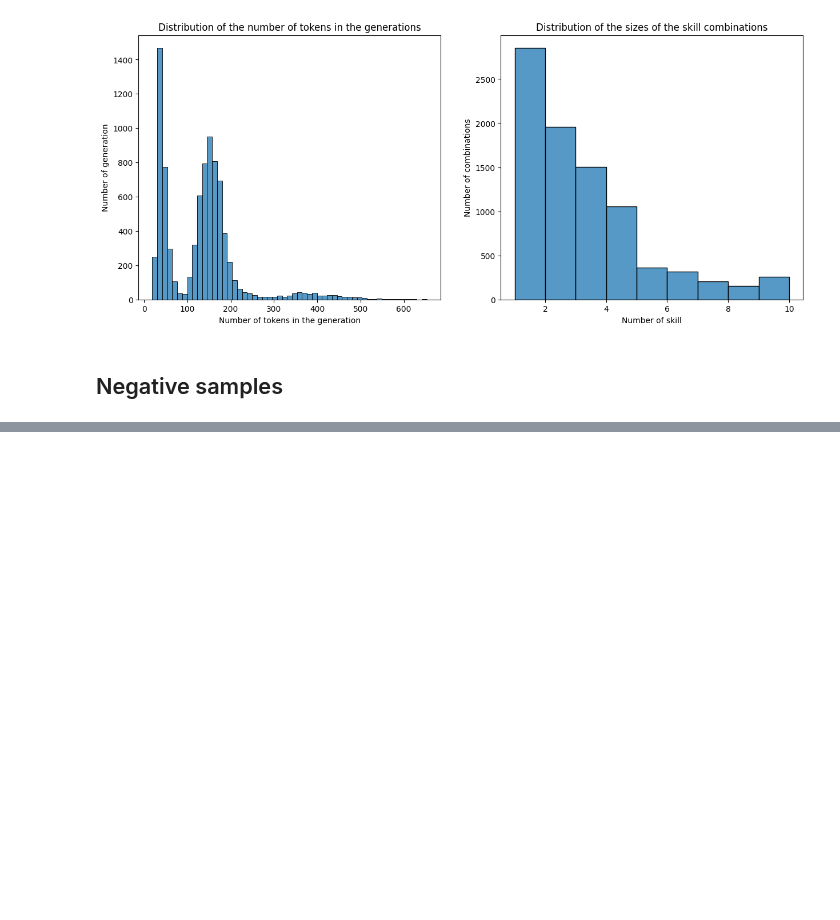
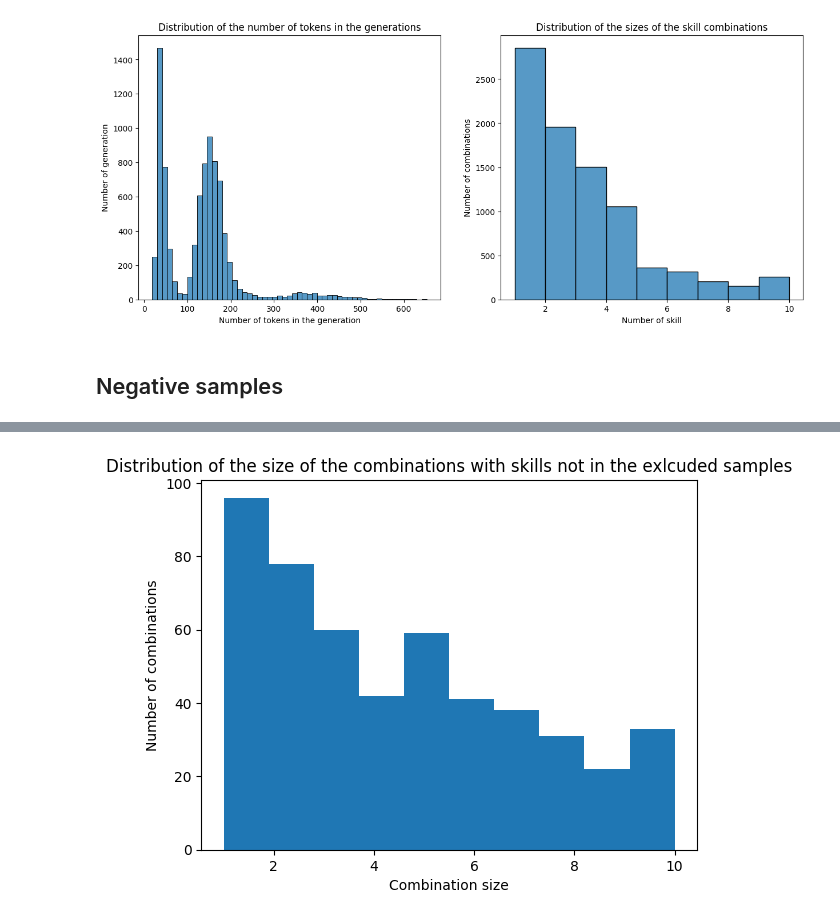
Before and after one commit to epfl-ml4ed/SkillThrills, a Jupyter notebook: protosp01/dataset_generation/generation/prototype_ds_generation.ipynb, the cells around one changed output, grey strips where cells are left out. Saved outputs shown, nothing was run; the diff lists cells and outputs as text; code cells hidden in the pictures; blank space fills up the shorter version.

Commit message:
adds negative samples generation

```diff
--- a/protosp01/dataset_generation/generation/prototype_ds_generation.ipynb
+++ b/protosp01/dataset_generation/generation/prototype_ds_generation.ipynb
@@ -647,0 +659,5 @@ TYPE-2
+# %%
+with open(ESCO_DIR + "excluded_emb_tax.pkl", "rb") as f:
+    excluded_emb_tax = pickle.load(f)
+
+excluded_taxonomy = pd.read_csv(ESCO_DIR + "excluded_skills_taxonomy.csv").drop("Unnamed: 0", axis=1)
@@ -647,0 +687,31 @@ TYPE-2
+# %%
+gen = SkillsGenerator(taxonomy=excluded_emb_tax,
+                taxonomy_is_embedded=True,
+                combination_dist=combination_dist,
+                popularity=F)
+
+datagen = DatasetGenerator(excluded_emb_tax,
+                           None, ## no references, we work in Zero-Shot
+                           word_emb_model,
+                           word_emb_tokenizer)
+# %%
+gen_args = {
+    "nb_generation" : 500, # number of samples
+    "threshold" : 0.84, # not considering skills that are less than .8 similar
+    "beam_size" : 20, # considering 20 skills
+    "temperature_pairing": 1, # popularity to be skewed toward popular skills
+    "temperature_sample_size": 1,
+    "frequency_select": True, # wether we select within the NN acording to frequency
+    "upper_bound_skill_matching": 10
+}
+
+
+combinations = list(gen.balanced_nbred_iter(**gen_args))
+# %%
+f, a = plt.subplots()
+plt.hist([len(c) for c in combinations])
+a.set_title("Distribution of the size of the combinations with skills not in the exlcuded samples")
+a.set_xlabel("Combination size")
+a.set_ylabel("Number of combinations");
+# %% [output]
+[figure, added]
```
Also changed, not shown: parts of 28 cells of this notebook, 2 other files.
